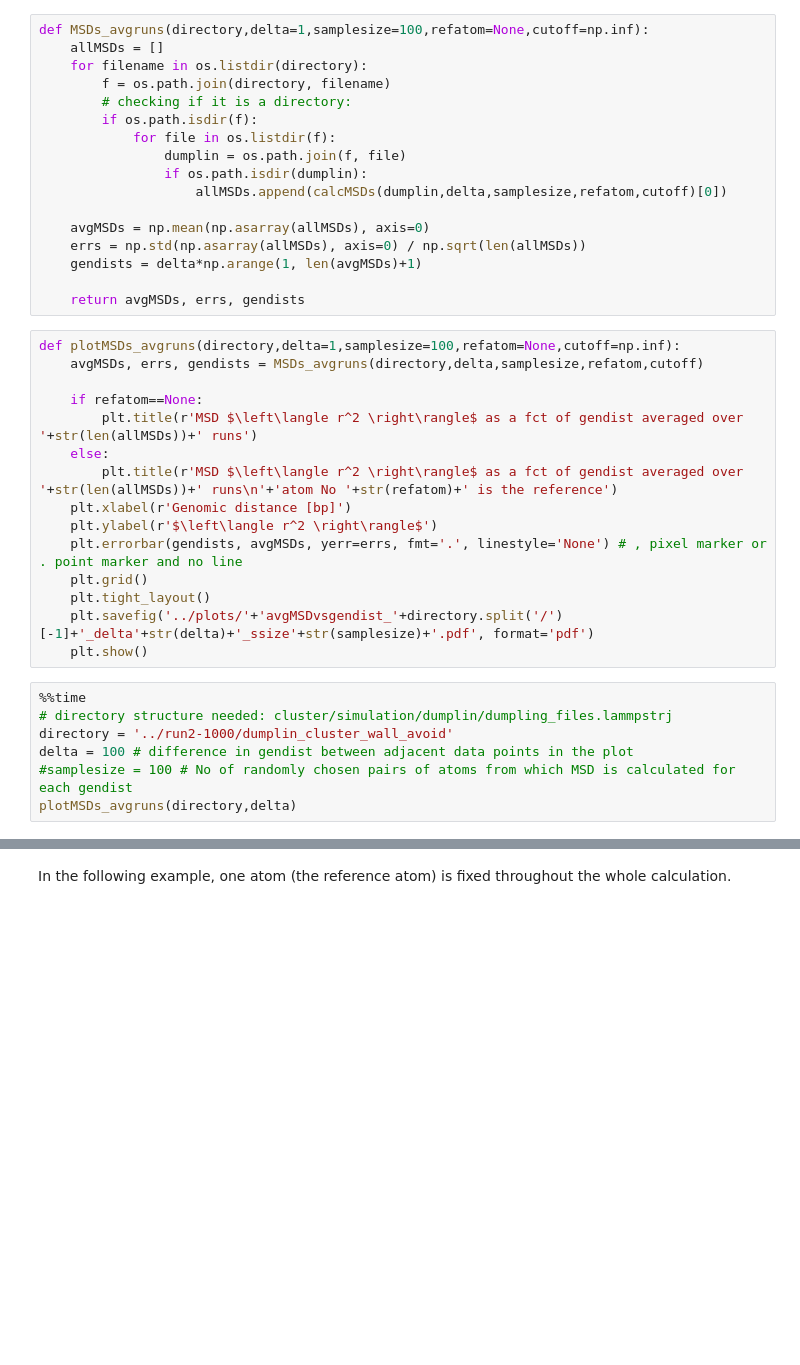
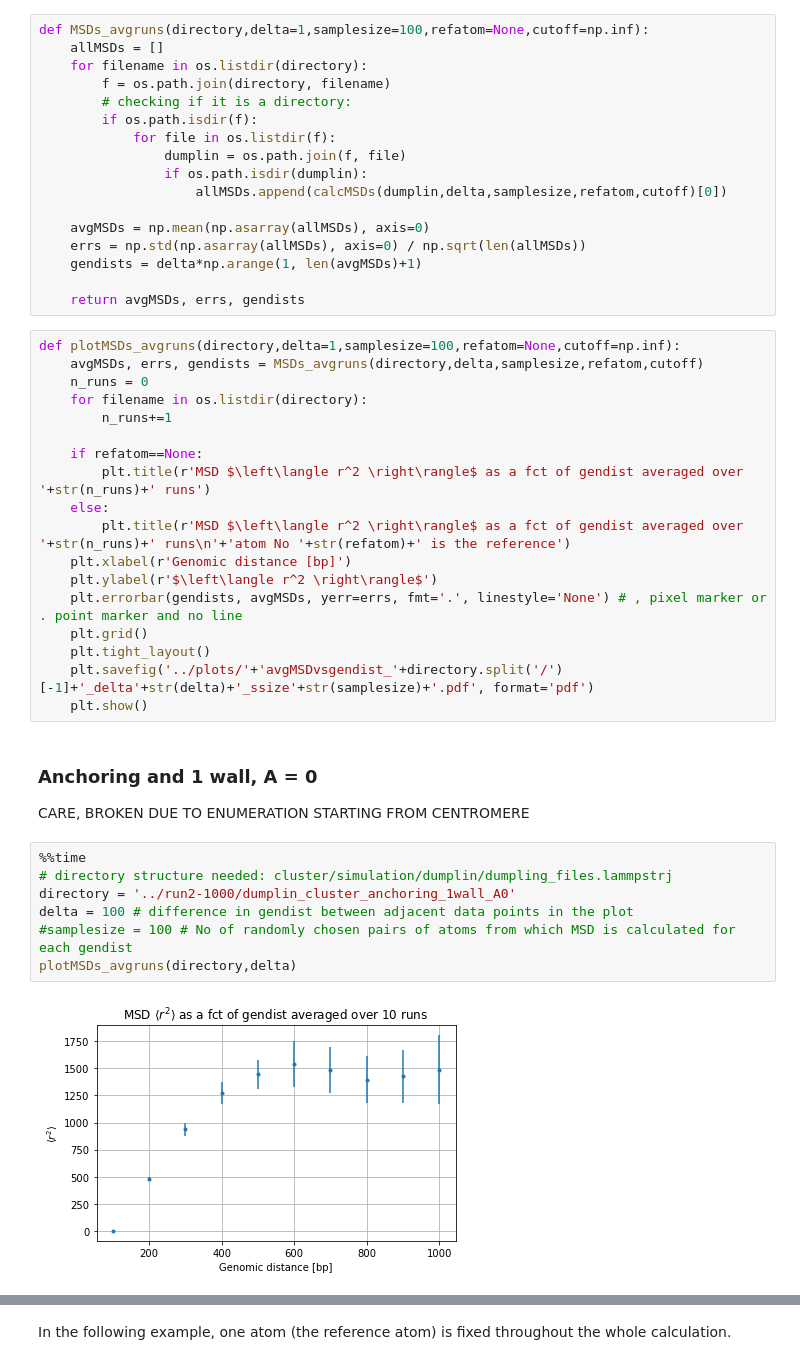
Before and after one commit to PHouzel/So-many-chromosomes, a Jupyter notebook: analysis/r2mean-from-lammps-traj.ipynb, the cells around one changed output, grey strips where cells are left out. Cells and saved outputs as stored; diff of their text form; blank space fills up the shorter version.

```diff
--- a/analysis/r2mean-from-lammps-traj.ipynb
+++ b/analysis/r2mean-from-lammps-traj.ipynb
@@ -143,11 +143,14 @@ def MSDs_avgruns(directory,delta=1,samplesize=100,refatom=None,cutoff=np.inf):
 # %%
 def plotMSDs_avgruns(directory,delta=1,samplesize=100,refatom=None,cutoff=np.inf):
     avgMSDs, errs, gendists = MSDs_avgruns(directory,delta,samplesize,refatom,cutoff)
+    n_runs = 0
+    for filename in os.listdir(directory):
+        n_runs+=1
 
     if refatom==None:
-        plt.title(r'MSD $\left\langle r^2 \right\rangle$ as a fct of gendist averaged over '+str(len(allMSDs))+' runs')
+        plt.title(r'MSD $\left\langle r^2 \right\rangle$ as a fct of gendist averaged over '+str(n_runs)+' runs')
     else:
-        plt.title(r'MSD $\left\langle r^2 \right\rangle$ as a fct of gendist averaged over '+str(len(allMSDs))+' runs\n'+'atom No '+str(refatom)+' is the reference')
+        plt.title(r'MSD $\left\langle r^2 \right\rangle$ as a fct of gendist averaged over '+str(n_runs)+' runs\n'+'atom No '+str(refatom)+' is the reference')
     plt.xlabel(r'Genomic distance [bp]')
     plt.ylabel(r'$\left\langle r^2 \right\rangle$')
     plt.errorbar(gendists, avgMSDs, yerr=errs, fmt='.', linestyle='None') # , pixel marker or . point marker and no line
@@ -155,11 +158,15 @@ def plotMSDs_avgruns(directory,delta=1,samplesize=100,refatom=None,cutoff=np.inf
     plt.tight_layout()
     plt.savefig('../plots/'+'avgMSDvsgendist_'+directory.split('/')[-1]+'_delta'+str(delta)+'_ssize'+str(samplesize)+'.pdf', format='pdf')
     plt.show()
+# %% [markdown]
+### Anchoring and 1 wall, A = 0
+CARE, BROKEN DUE TO ENUMERATION STARTING FROM CENTROMERE
 # %%
 %%time
 # directory structure needed: cluster/simulation/dumplin/dumpling_files.lammpstrj
-directory = '../run2-1000/dumplin_cluster_wall_avoid'
+directory = '../run2-1000/dumplin_cluster_anchoring_1wall_A0'
 delta = 100 # difference in gendist between adjacent data points in the plot
 #samplesize = 100 # No of randomly chosen pairs of atoms from which MSD is calculated for each gendist
 plotMSDs_avgruns(directory,delta)
 # %% [output]
+[figure, added]
```
Also changed, not shown: parts of 2 cells of this notebook, 1 other file.
